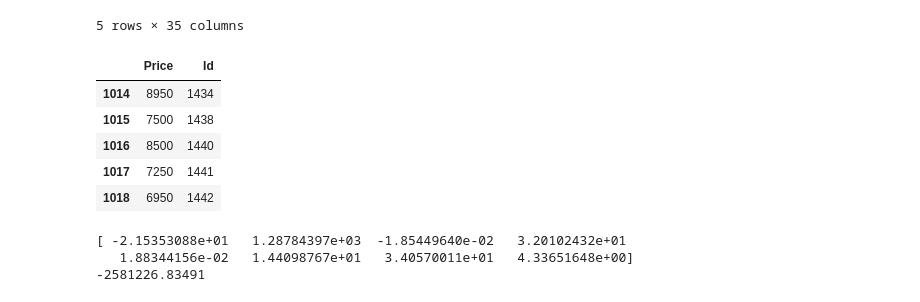
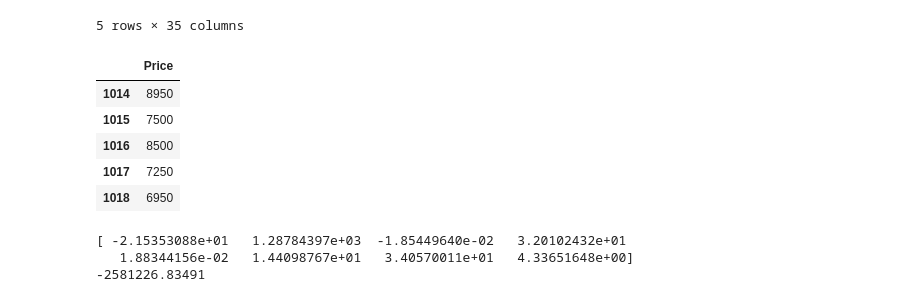
Before and after one commit to yanggyu17/regression_study_toyota_corolla, a Jupyter notebook: train_y2.ipynb, the cells around one changed output. Saved outputs shown, nothing was run; the diff lists cells and outputs as text; code cells hidden in the pictures.

```diff
--- a/train_y2.ipynb
+++ b/train_y2.ipynb
@@ -54,16 +57,16 @@ X.tail()
 # %%
 #종속변수 데이터 프레임 만들기
 val = ['Price', 'Id']
-
-y = train_df[val]
+val1 = ['Price']
+y = train_df[val1]
 y.tail()
 # %% [output]
-|  | Price | Id |
-| 1014 | 8950 | 1434 |
-| 1015 | 7500 | 1438 |
-| 1016 | 8500 | 1440 |
-| 1017 | 7250 | 1441 |
-| 1018 | 6950 | 1442 |
+|  | Price |
+| 1014 | 8950 |
+| 1015 | 7500 |
+| 1016 | 8500 |
+| 1017 | 7250 |
+| 1018 | 6950 |
 # %%
 # Scikit-learn으로 양적변수만을 가지고 계산한 선형회귀결과
 model_corolla = LinearRegression().fit(df_r, y['Price'])
```
Also changed, not shown: parts of 15 cells of this notebook, 12 other files.
